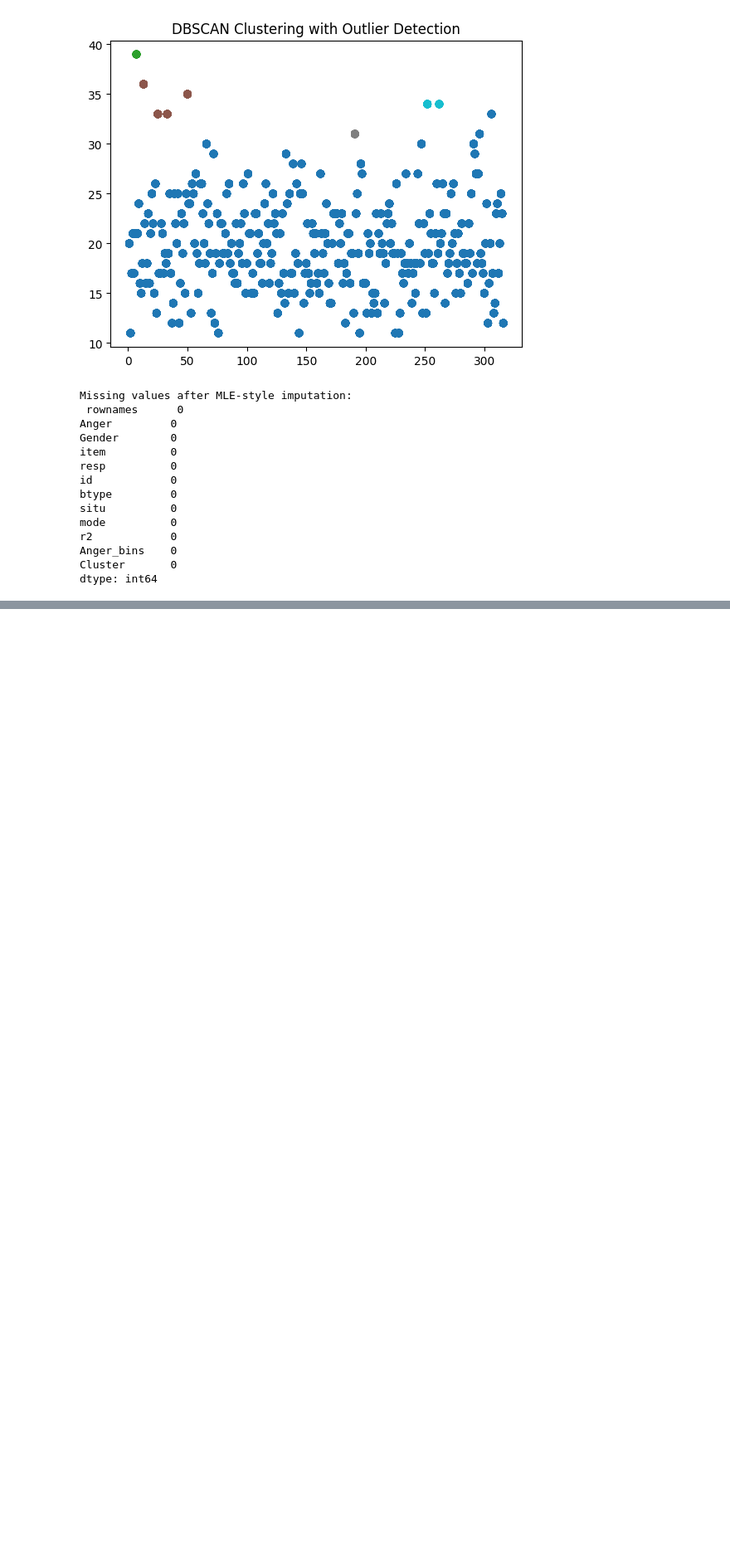
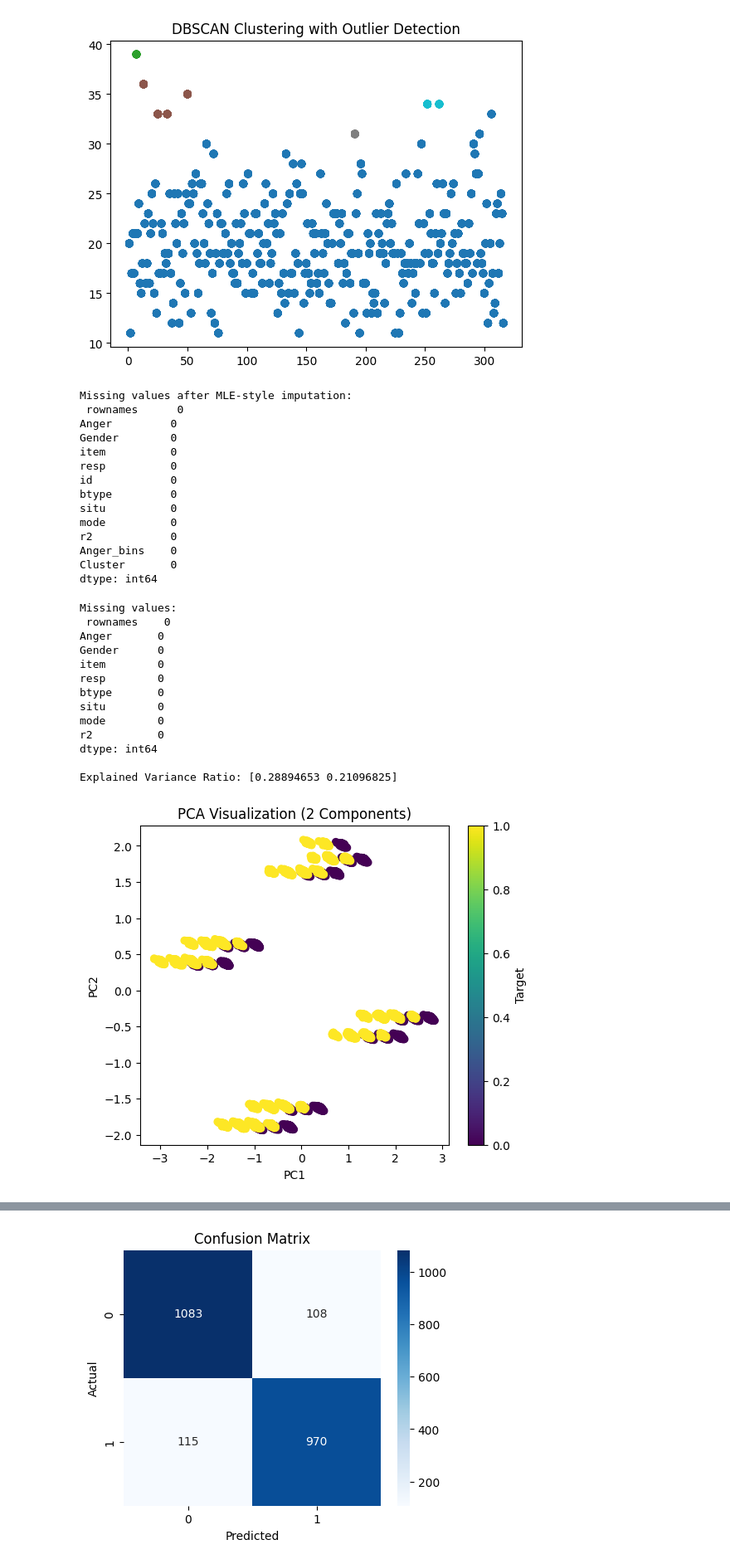
Before and after one commit to SamDarkKnight/EDA-PROJECT, a Jupyter notebook: 22BDS0413.ipynb, the cells around one changed output, grey strips where cells are left out. Shown at 83% size. Cells and saved outputs as stored; diff of their text form; code cells hidden in the pictures; blank space fills up the shorter version.

```diff
--- a/22BDS0413.ipynb
+++ b/22BDS0413.ipynb
@@ -705,3 +713,81 @@ r2            0
 Anger_bins    0
 Cluster       0
 dtype: int64
+# %%
+# ===============================
+# 🔍 3. Basic Preprocessing
+# ===============================
+# Drop ID-like columns if any
+if 'id' in df.columns:
+    df = df.drop(columns=['id'])
+
+# Encode categorical variables
+for col in df.select_dtypes(include='object').columns:
+    df[col] = LabelEncoder().fit_transform(df[col])
+
+# Check for missing values
+print("\nMissing values:\n", df.isnull().sum())
+
+# ===============================
+# ⚙️ 4. Feature Scaling
+# ===============================
+X = df.drop(columns=df.columns[-1])   # all columns except last one as features
+y = df[df.columns[-1]]                # last column as target
+
+scaler = StandardScaler()
+X_scaled = scaler.fit_transform(X)
+
+# ===============================
+# 🧩 5. PCA for Dimensionality Reduction
+# ===============================
+pca = PCA(n_components=2)   # reduce to 2 principal components
+X_pca = pca.fit_transform(X_scaled)
+
+print("\nExplained Variance Ratio:", pca.explained_variance_ratio_)
+
+# Visualize the two components
+plt.figure(figsize=(6,5))
+plt.scatter(X_pca[:,0], X_pca[:,1], c=y, cmap='viridis')
+plt.xlabel("PC1")
+plt.ylabel("PC2")
+plt.title("PCA Visualization (2 Components)")
+plt.colorbar(label='Target')
+plt.show()
+
+# ===============================
+# 🤖 6. Model Building (Classification)
+# ===============================
+X_train, X_test, y_train, y_test = train_test_split(X_pca, y, test_size=0.3, random_state=42)
+
+model = RandomForestClassifier(random_state=42)
+model.fit(X_train, y_train)
+y_pred = model.predict(X_test)
+
+# ===============================
+# 📈 7. Model Evaluation
+# ===============================
+print("\n✅ Accuracy:", accuracy_score(y_test, y_pred))
+print("\n📋 Classification Report:\n", classification_report(y_test, y_pred))
+
+# Confusion Matrix
+plt.figure(figsize=(5,4))
+sns.heatmap(confusion_matrix(y_test, y_pred), annot=True, fmt='d', cmap='Blues')
+plt.title("Confusion Matrix")
+plt.xlabel("Predicted")
+plt.ylabel("Actual")
+plt.show()
+# %% [output]
+Missing values:
+ rownames    0
+Anger       0
+Gender      0
+item        0
+resp        0
+btype       0
+situ        0
+mode        0
+r2          0
+dtype: int64
+
+Explained Variance Ratio: [0.28894653 0.21096825]
+[figure, added]
@@ -707,0 +805 @@ dtype: int64
+[figure, added]
```
Also changed, not shown: parts of 7 cells of this notebook.
